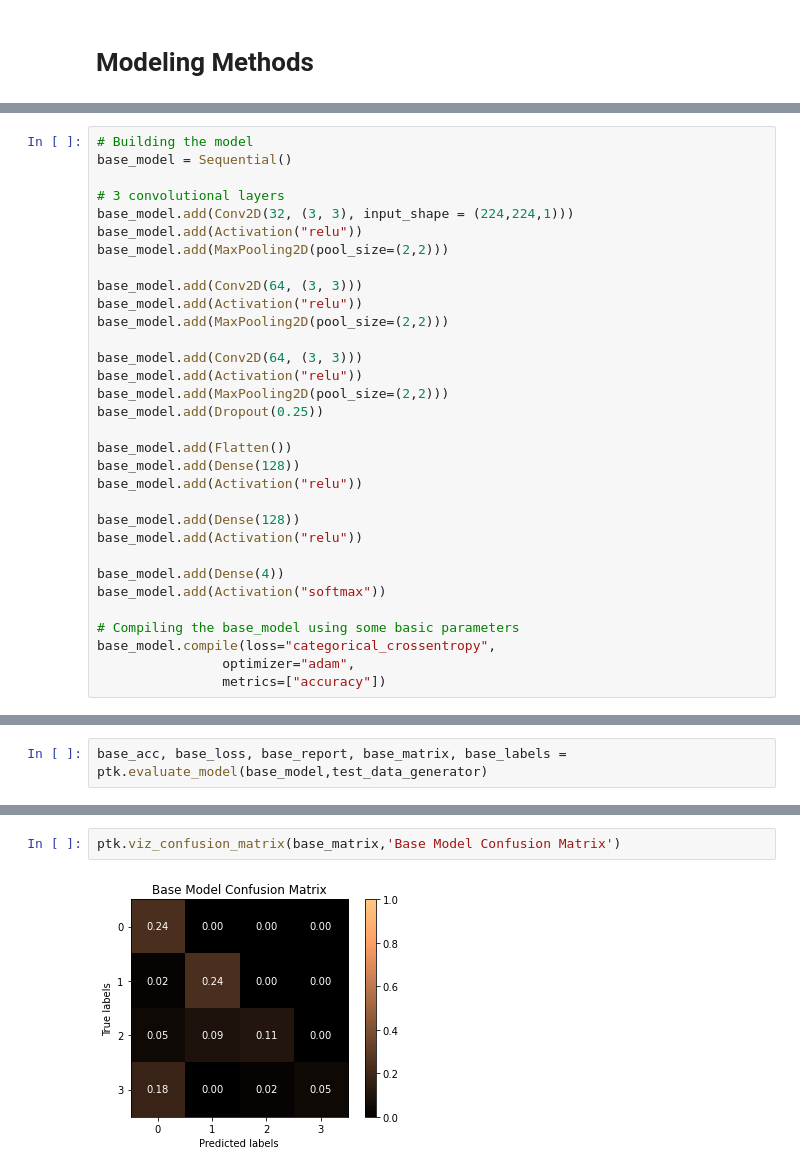
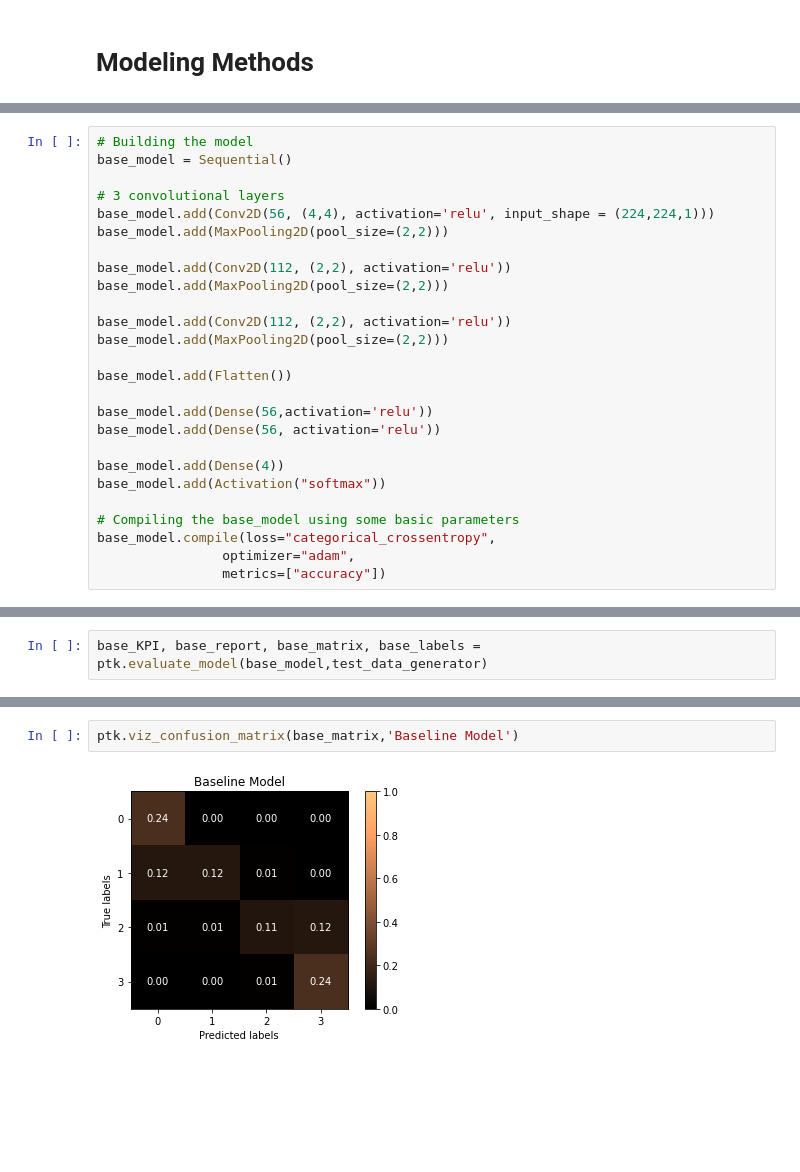
Before and after one commit to Zeth-Abney/Flatiron-school, a Jupyter notebook: phase-5/notebook.ipynb, the cells around one changed output, grey strips where cells are left out. Cells and saved outputs as stored; diff of their text form; blank space fills up the shorter version.

Commit message:
Completed model development, began POC

```diff
--- a/phase-5/notebook.ipynb
+++ b/phase-5/notebook.ipynb
@@ -156,25 +168,19 @@ from tensorflow.keras.layers import Dense, Dropout, Activation, Flatten, Conv2D,
 base_model = Sequential()
 
 # 3 convolutional layers
-base_model.add(Conv2D(32, (3, 3), input_shape = (224,224,1)))
-base_model.add(Activation("relu"))
+base_model.add(Conv2D(56, (4,4), activation='relu', input_shape = (224,224,1)))
 base_model.add(MaxPooling2D(pool_size=(2,2)))
 
-base_model.add(Conv2D(64, (3, 3)))
-base_model.add(Activation("relu"))
+base_model.add(Conv2D(112, (2,2), activation='relu'))
 base_model.add(MaxPooling2D(pool_size=(2,2)))
 
-base_model.add(Conv2D(64, (3, 3)))
-base_model.add(Activation("relu"))
+base_model.add(Conv2D(112, (2,2), activation='relu'))
 base_model.add(MaxPooling2D(pool_size=(2,2)))
-base_model.add(Dropout(0.25))
 
 base_model.add(Flatten())
-base_model.add(Dense(128))
-base_model.add(Activation("relu"))
 
-base_model.add(Dense(128))
-base_model.add(Activation("relu"))
+base_model.add(Dense(56,activation='relu'))
+base_model.add(Dense(56, activation='relu'))
 
 base_model.add(Dense(4))
 base_model.add(Activation("softmax"))
@@ -198,3 +204,3 @@ base_model_results = base_model.fit(
 # %%
-base_acc, base_loss, base_report, base_matrix, base_labels = ptk.evaluate_model(base_model,test_data_generator)
+base_KPI, base_report, base_matrix, base_labels = ptk.evaluate_model(base_model,test_data_generator)
 # %% [output]
@@ -217,4 +223,4 @@ weighted avg       0.80      0.62      0.63       400
 # %%
-ptk.viz_confusion_matrix(base_matrix,'Base Model Confusion Matrix')
+ptk.viz_confusion_matrix(base_matrix,'Baseline Model')
 # %% [output]
-[figure, old version]
+[figure, new version]
```
Also changed, not shown: parts of 47 cells of this notebook.
